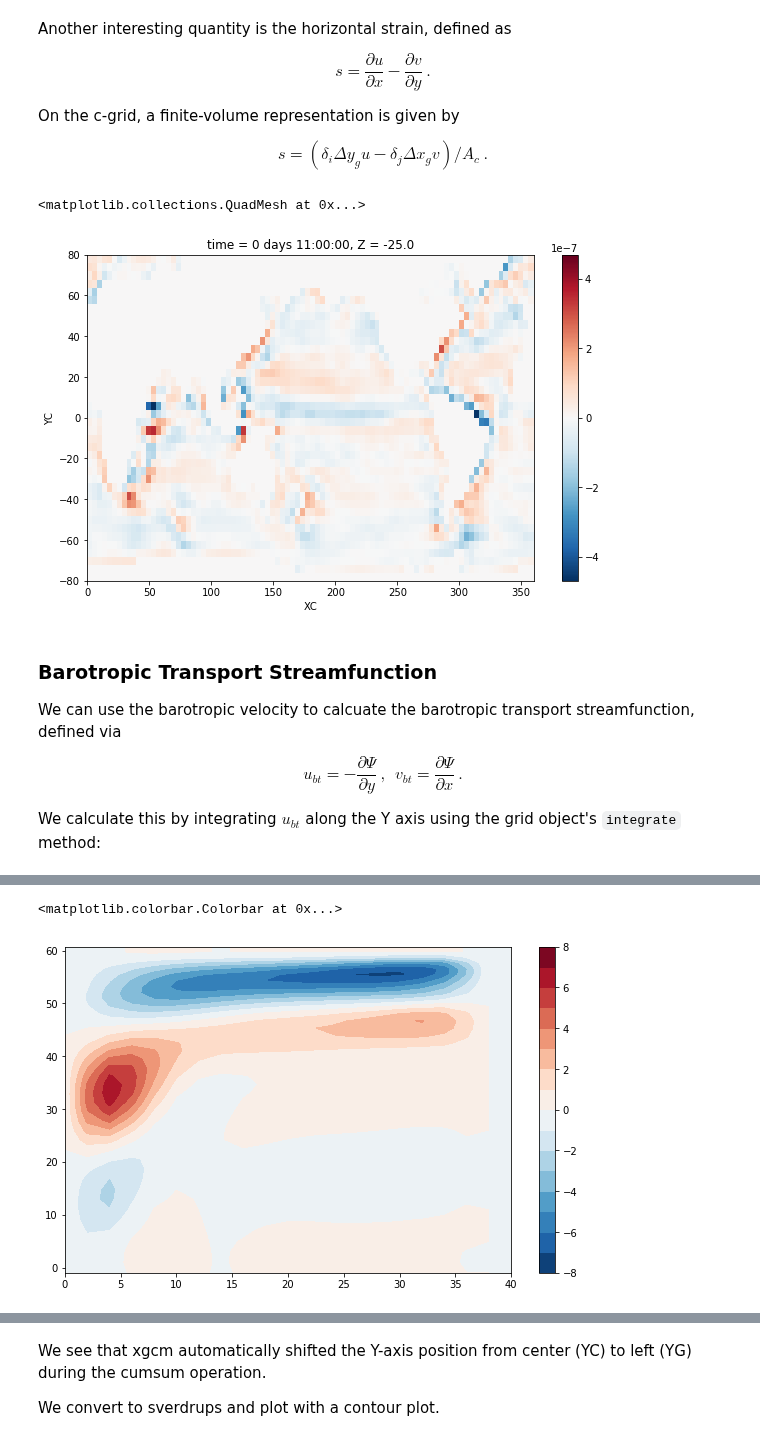
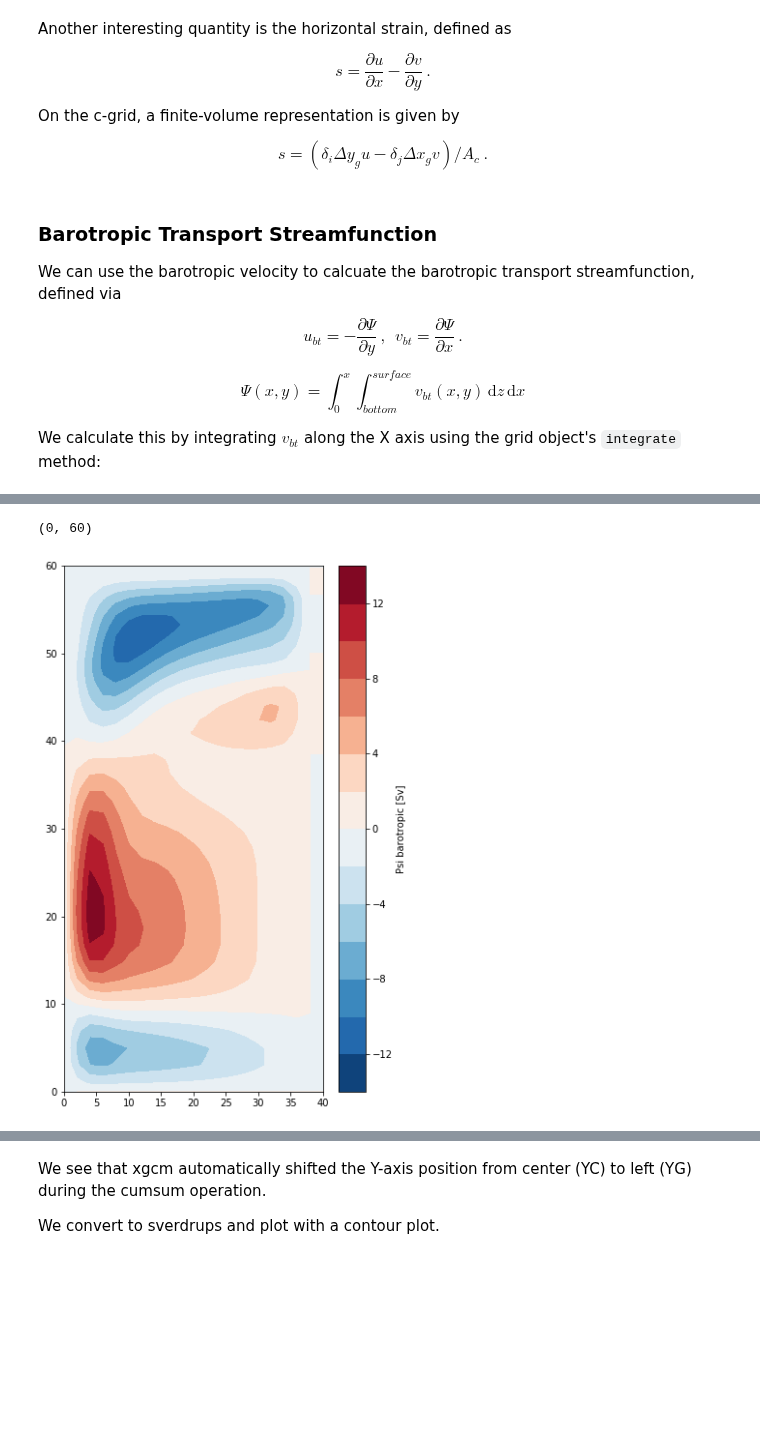
Before and after one commit to xgcm/xgcm, a Jupyter notebook: doc/example_nemo_idealized.ipynb, the cells around one changed output, grey strips where cells are left out. Drawn from its saved outputs; the diff is of its cells as text; code cells hidden in the pictures; blank space fills up the shorter version.

Commit message:
working on barotropic stream function and pther

```diff
--- a/doc/example_nemo_idealized.ipynb
+++ b/doc/example_nemo_idealized.ipynb
@@ -12,7 +12,7 @@ import numpy as np
 import xgcm
 from matplotlib import pyplot as plt
 %matplotlib inline
-plt.rcParams['figure.figsize'] = (10,6)
+plt.rcParams['figure.figsize'] = (6,10)
 # %% [markdown]
 Now we open the NEMO example dataset, from the BASIN configuration. The *ds* dataset contains the variables data (e.g. temperature, velocities) while the *domcfg* dataset contains the grid data (position, scale factor, etc).
 
@@ -35,8 +35,6 @@ domcfg = xr.open_dataset(file_name_domcfg)
 
 print('ds\n', ds)
 print('\ndomcfg\n', domcfg)
-ds = xr.open_dataset('/home/romain/NEMO_UTILS/NEMO_example_and_test_data/Idealized_basin/xnemogcm.nemo.nc')
-domcfg = xr.open_dataset('/home/romain/NEMO_UTILS/NEMO_example_and_test_data/Idealized_basin/xnemogcm.domcfg.nc')
 # %% [output]
 ds
  <xarray.Dataset>
@@ -289,11 +227,8 @@ On the c-grid, a finite-volume representation is given by
 
 $$ s =  (\delta_i \Delta y_g u - \delta_j \Delta x_g v ) / A_c \ . $$
 # %%
-strain = (grid.diff(ds.U * ds.dyG, 'X') - grid.diff(ds.V * ds.dxG, 'Y')) / ds.rA
-strain[0,0].plot()
+#strain = (grid.diff(ds.U * ds.dyG, 'X') - grid.diff(ds.V * ds.dxG, 'Y')) / ds.rA
+#strain[0,0].plot()
-# %% [output]
-<matplotlib.collections.QuadMesh at 0x...>
-[figure, removed]
 # %% [markdown]
 ### Barotropic Transport Streamfunction
 
@@ -301,17 +236,20 @@ We can use the barotropic velocity to calcuate the barotropic transport streamfu
 
 $$ u_{bt} = - \frac{\partial \Psi}{\partial y} \ , \ \ v_{bt} = \frac{\partial \Psi}{\partial x} \ .$$
 
-We calculate this by integrating $u_{bt}$ along the Y axis using the grid object's `integrate` method:
+$$ \Psi(x,y) = \int_0^x \int_{bottom}^{surface} v_{bt}(x,y) \, \text{d}z \, \text{d}x $$
+
+We calculate this by integrating $v_{bt}$ along the X axis using the grid object's `integrate` method:
 # %%
-psi = grid.cumint(-grid.integrate(ds.uo,'Z'),'Y', boundary='fill') * 1e-6
+psi = grid.cumint(grid.integrate(ds.vo*ds.e3v/domcfg.e3v_0,'Z'),'X', boundary='fill') * 1e-6
 print(psi.coords)
 plt.contourf(
     domcfg.glamf,
     domcfg.gphif,
     psi.isel({'t':0}),
-    levels=np.linspace(-8,8,17),
+    levels=np.linspace(-14,14,15),
     cmap='RdBu_r'
 )
-plt.colorbar()
+plt.colorbar(label='Psi barotropic [Sv]')
+plt.ylim(0,60)
 # %% [output]
 Coordinates:
@@ -319,4 +257,4 @@ Coordinates:
   * y_f      (y_f) float64 0.5 1.5 2.5 3.5 4.5 5.5 ... 35.5 36.5 37.5 38.5 39.5
   * x_f      (x_f) float64 0.5 1.5 2.5 3.5 4.5 5.5 ... 16.5 17.5 18.5 19.5 20.5
-<matplotlib.colorbar.Colorbar at 0x...>
+(0, 60)
-[figure, old version]
+[figure, new version]
```
Also changed, not shown: parts of 16 cells of this notebook, 1 other file.
